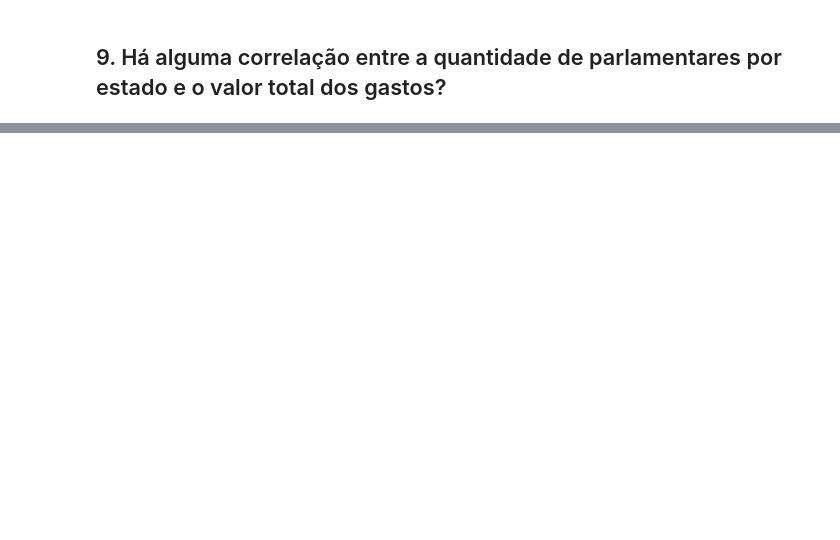
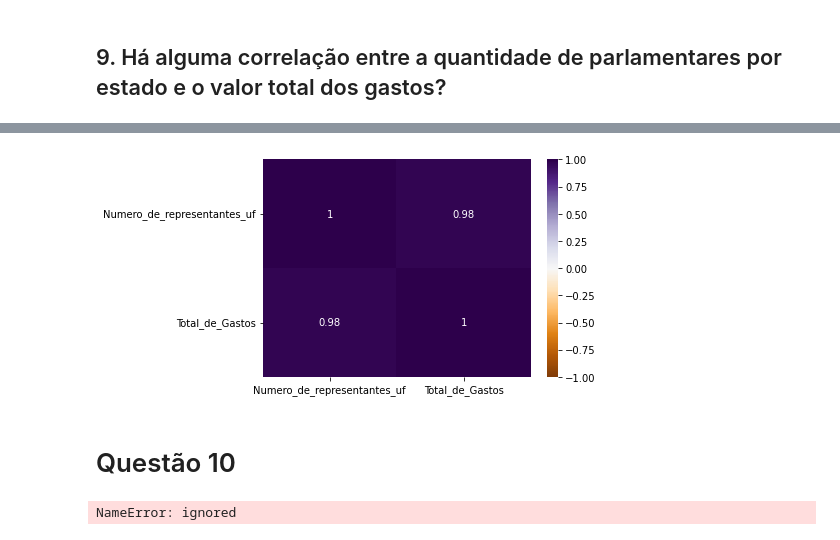
Before and after one commit to Reinaldos/Reinaldos, a Jupyter notebook: Projeto_5.ipynb, the cells around one changed output, grey strips where cells are left out. Cells and saved outputs as stored; diff of their text form; code cells hidden in the pictures; blank space fills up the shorter version.

```diff
--- a/Projeto_5.ipynb
+++ b/Projeto_5.ipynb
@@ -912,5 +1088,9 @@ dados_normalizados_var
 # %%
 sns.heatmap(dados_normalizados_var,
         xticklabels= dados_normalizados_var.columns,
-        yticklabels= dados_normalizados_var.columns, annot=True, cmap="RdBu_r", vmin=-1, vmax=1)
+        yticklabels= dados_normalizados_var.columns, annot=True, cmap="PuOr", vmin=-1, vmax=1)
 print()
+# %% [output]
+[figure, added]
+# %% [markdown]
+# Questão 10
@@ -916,0 +1101,10 @@ print()
+# %%
+sns.set_theme(style="whitegrid")
+ax = sns.barplot(x="sgPartido", y="vlrDocumento",data=custoMedioPartidos)
+ax.figure.set_size_inches(18,6)
+plt.xticks(rotation = 90)
+ax.set_xlabel("Partidos", fontsize = 20)
+ax.set_ylabel("Despesas(milhares de R$)", fontsize = 20)
+ax.set(title = "Custo médio por partido")
+# %% [output]
+NameError: ignored
```
Also changed, not shown: parts of 58 cells of this notebook.
